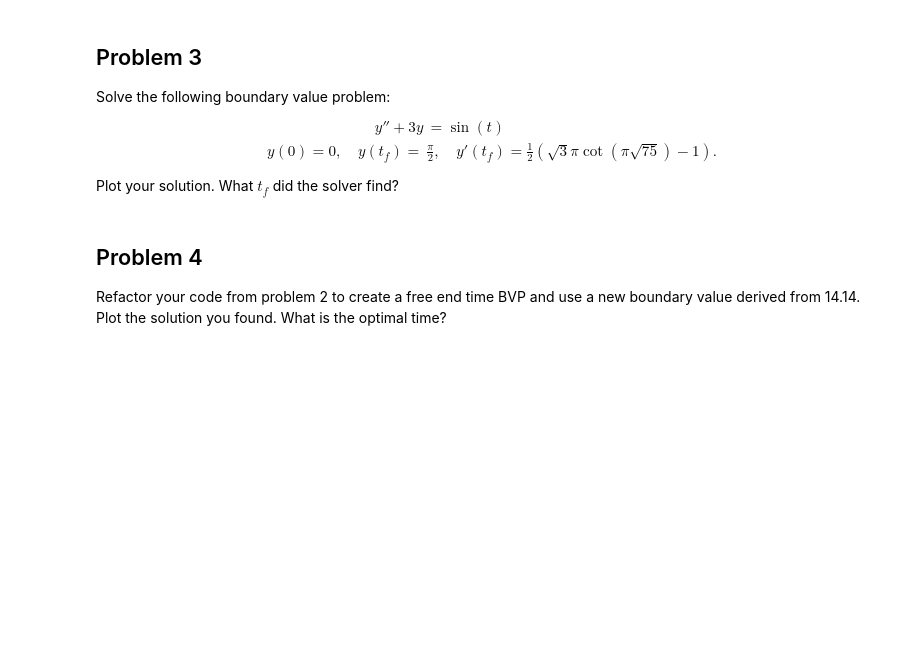
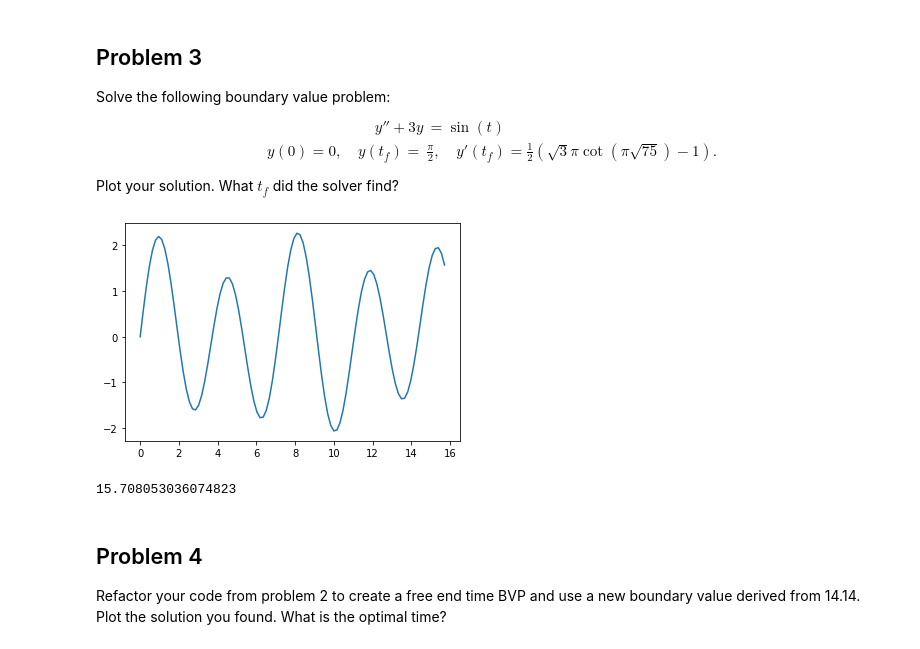
Before and after one commit to bryant0918/Model-Dynamics-and-Control, a Jupyter notebook: ObstacleAvoidance/ObstacleAvoidance.ipynb, the cells around one changed output. Drawn from its saved outputs; the diff is of its cells as text; code cells hidden in the pictures; blank space fills up the shorter version.

```diff
--- a/ObstacleAvoidance/ObstacleAvoidance.ipynb
+++ b/ObstacleAvoidance/ObstacleAvoidance.ipynb
@@ -189,10 +194,42 @@ Plot your solution. What $t_f$ did the solver find?
 # %%
 def prob3():
     '''
     Solve the free time horizon BVP.
     Plot the solution and return the correct end time
     '''
-    raise NotImplementedError("Problem 3 Incomplete")
+
+    def bc(ya, yb, p):
+        """Output 3 things"""
+        return np.array([ya[0], yb[0]-np.pi/2, yb[1] - .5*(np.sqrt(3)*np.pi/np.tan(np.pi*np.sqrt(75))-1)])
+
+    def ode(t,y,p):
+        """4 part ode:
+        y[0] - y1
+        y[1] - y2
+        """
+
+        return p[0]*np.array([y[1], np.sin(p[0]*t)-3*y[0]])
+
+    # Set up elements
+    t_steps = 100
+    t = np.linspace(0,1,t_steps)
+
+    # Guess and solve
+    y0 = np.ones((2,t_steps))
+    p0 = np.array([5*np.pi])
+
+    sol = solve_bvp(ode, bc, t, y0, p0)
+
+
+    plt.plot(sol.p[0]*t, sol.sol(t)[0])
+    plt.show()
+
+    print(sol.p[0])
+
+prob3()
+# %% [output]
+[figure, added]
+15.708053036074823
 # %% [markdown]
 ## Problem 4
 Refactor your code from problem 2 to create a free end time BVP and use a new boundary value derived from 14.14.
```
Also changed, not shown: parts of 2 cells of this notebook.
